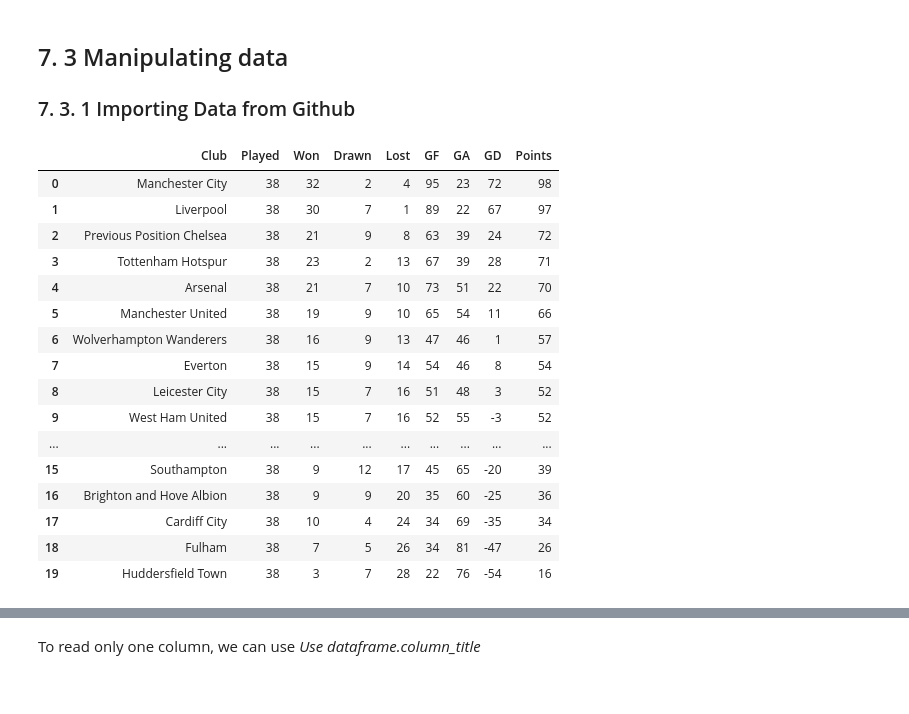
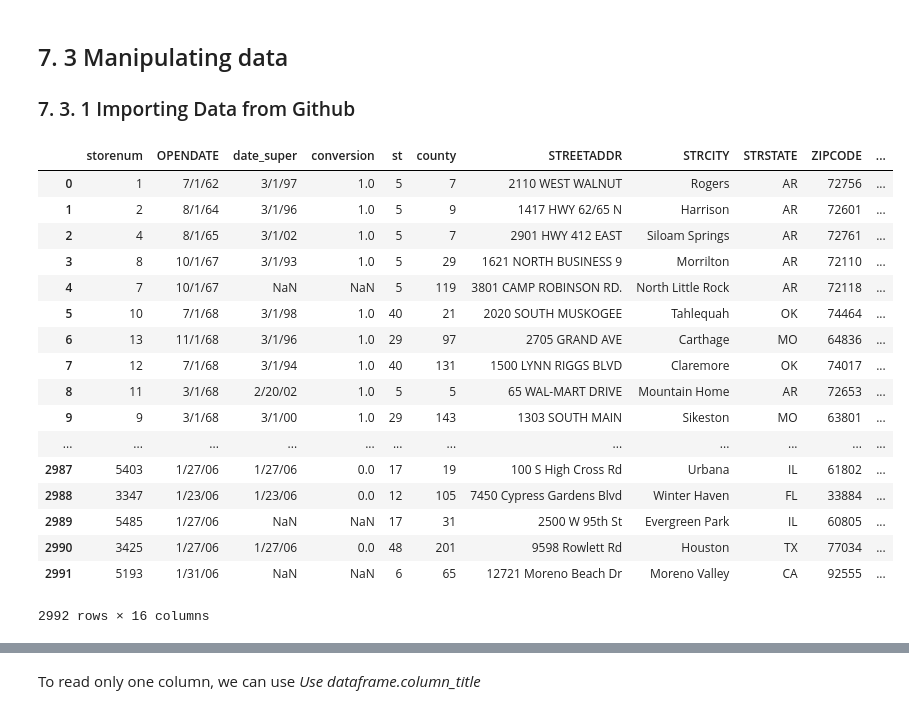
Before and after one commit to HatefDastour/Notes, a Jupyter notebook: Getting_Started.ipynb, the cells around one changed output, grey strips where cells are left out. Drawn from its saved outputs; the diff is of its cells as text; code cells hidden in the pictures.

```diff
--- a/Getting_Started.ipynb
+++ b/Getting_Started.ipynb
@@ -1162,26 +1136,27 @@ The Champtions of the Premier League in 2017–18?  It is Manchester City.
 ### 7. 3. 1 Importing Data from Github
 # %%
 import pandas as pd
-data = pd.read_csv("https://raw.githubusercontent.com/HatefDastour/Python/master/data/PL18_19.csv")
+data = pd.read_csv("https://raw.githubusercontent.com/plotly/datasets/master/1962_2006_walmart_store_openings.csv")
 data
 # %% [output]
-|  | Club | Played | Won | Drawn | Lost | GF | GA | GD | Points |
-| 0 | Manchester City | 38 | 32 | 2 | 4 | 95 | 23 | 72 | 98 |
-| 1 | Liverpool | 38 | 30 | 7 | 1 | 89 | 22 | 67 | 97 |
-| 2 | Previous Position Chelsea | 38 | 21 | 9 | 8 | 63 | 39 | 24 | 72 |
-| 3 | Tottenham Hotspur | 38 | 23 | 2 | 13 | 67 | 39 | 28 | 71 |
-| 4 | Arsenal | 38 | 21 | 7 | 10 | 73 | 51 | 22 | 70 |
-| 5 | Manchester United | 38 | 19 | 9 | 10 | 65 | 54 | 11 | 66 |
-| 6 | Wolverhampton Wanderers | 38 | 16 | 9 | 13 | 47 | 46 | 1 | 57 |
-| 7 | Everton | 38 | 15 | 9 | 14 | 54 | 46 | 8 | 54 |
-| 8 | Leicester City | 38 | 15 | 7 | 16 | 51 | 48 | 3 | 52 |
-| 9 | West Ham United | 38 | 15 | 7 | 16 | 52 | 55 | -3 | 52 |
-| ... | ... | ... | ... | ... | ... | ... | ... | ... | ... |
-| 15 | Southampton | 38 | 9 | 12 | 17 | 45 | 65 | -20 | 39 |
-| 16 | Brighton and Hove Albion | 38 | 9 | 9 | 20 | 35 | 60 | -25 | 36 |
-| 17 | Cardiff City | 38 | 10 | 4 | 24 | 34 | 69 | -35 | 34 |
-| 18 | Fulham | 38 | 7 | 5 | 26 | 34 | 81 | -47 | 26 |
-| 19 | Huddersfield Town | 38 | 3 | 7 | 28 | 22 | 76 | -54 | 16 |
+|  | storenum | OPENDATE | date_super | conversion | st | county | STREETADDR | STRCITY | STRSTATE | ZIPCODE | ... |
+| 0 | 1 | 7/1/62 | 3/1/97 | 1.0 | 5 | 7 | 2110 WEST WALNUT | Rogers | AR | 72756 | ... |
+| 1 | 2 | 8/1/64 | 3/1/96 | 1.0 | 5 | 9 | 1417 HWY 62/65 N | Harrison | AR | 72601 | ... |
+| 2 | 4 | 8/1/65 | 3/1/02 | 1.0 | 5 | 7 | 2901 HWY 412 EAST | Siloam Springs | AR | 72761 | ... |
+| 3 | 8 | 10/1/67 | 3/1/93 | 1.0 | 5 | 29 | 1621 NORTH BUSINESS 9 | Morrilton | AR | 72110 | ... |
+| 4 | 7 | 10/1/67 | NaN | NaN | 5 | 119 | 3801 CAMP ROBINSON RD. | North Little Rock | AR | 72118 | ... |
+| 5 | 10 | 7/1/68 | 3/1/98 | 1.0 | 40 | 21 | 2020 SOUTH MUSKOGEE | Tahlequah | OK | 74464 | ... |
+| 6 | 13 | 11/1/68 | 3/1/96 | 1.0 | 29 | 97 | 2705 GRAND AVE | Carthage | MO | 64836 | ... |
+| 7 | 12 | 7/1/68 | 3/1/94 | 1.0 | 40 | 131 | 1500 LYNN RIGGS BLVD | Claremore | OK | 74017 | ... |
+| 8 | 11 | 3/1/68 | 2/20/02 | 1.0 | 5 | 5 | 65 WAL-MART DRIVE | Mountain Home | AR | 72653 | ... |
+| 9 | 9 | 3/1/68 | 3/1/00 | 1.0 | 29 | 143 | 1303 SOUTH MAIN | Sikeston | MO | 63801 | ... |
+| ... | ... | ... | ... | ... | ... | ... | ... | ... | ... | ... | ... |
+| 2987 | 5403 | 1/27/06 | 1/27/06 | 0.0 | 17 | 19 | 100 S High Cross Rd | Urbana | IL | 61802 | ... |
+| 2988 | 3347 | 1/23/06 | 1/23/06 | 0.0 | 12 | 105 | 7450 Cypress Gardens Blvd | Winter Haven | FL | 33884 | ... |
+| 2989 | 5485 | 1/27/06 | NaN | NaN | 17 | 31 | 2500 W 95th St | Evergreen Park | IL | 60805 | ... |
+| 2990 | 3425 | 1/27/06 | 1/27/06 | 0.0 | 48 | 201 | 9598 Rowlett Rd | Houston | TX | 77034 | ... |
+| 2991 | 5193 | 1/31/06 | NaN | NaN | 6 | 65 | 12721 Moreno Beach Dr | Moreno Valley | CA | 92555 | ... |
+2992 rows × 16 columns
 # %%
 print('Data Size = ',data.shape)
 print('columns heading = ',data.Won)
```
Also changed, not shown: parts of 56 cells of this notebook.
